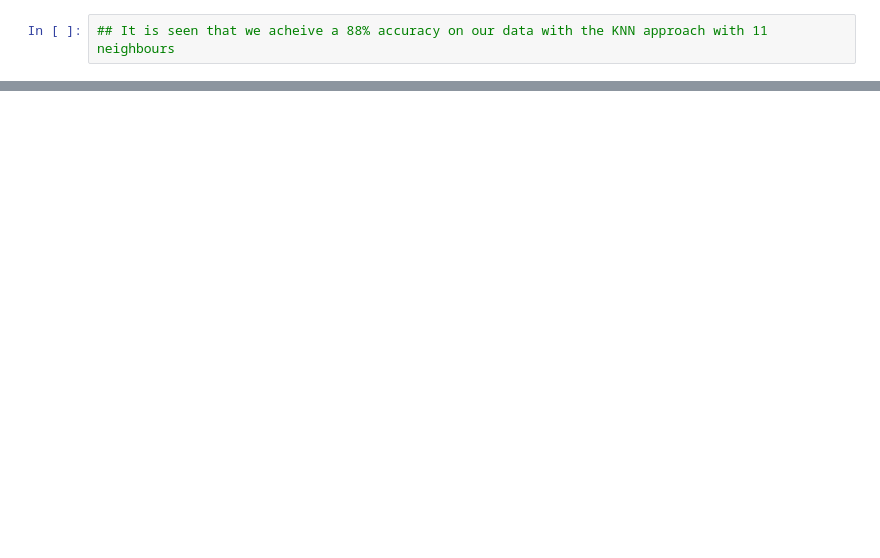
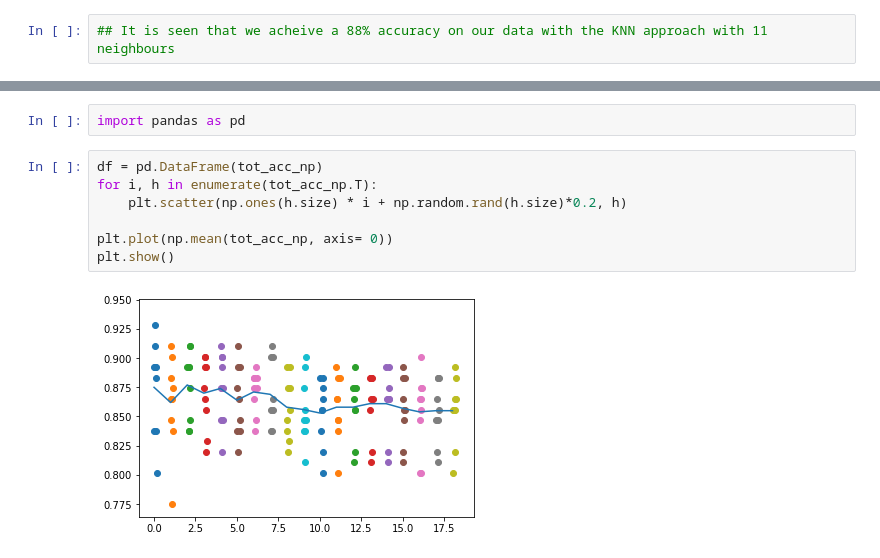
Before and after one commit to jakejhansen/Advanced_Image_Analysis_02503, a Jupyter notebook: OTHER/Ex3_VGG19_Breast_Cancer.ipynb, the cells around one changed output, grey strips where cells are left out. Cells and saved outputs as stored; diff of their text form; blank space fills up the shorter version.

```diff
--- a/OTHER/Ex3_VGG19_Breast_Cancer.ipynb
+++ b/OTHER/Ex3_VGG19_Breast_Cancer.ipynb
@@ -130,0 +171,11 @@ print(accuracy_score(y.ravel()-1, pred))
+# %%
+import pandas as pd
+# %%
+df = pd.DataFrame(tot_acc_np)
+for i, h in enumerate(tot_acc_np.T):
+    plt.scatter(np.ones(h.size) * i + np.random.rand(h.size)*0.2, h)
+
+plt.plot(np.mean(tot_acc_np, axis= 0))
+plt.show()
+# %% [output]
+[figure, added]
```
Also changed, not shown: parts of 8 cells of this notebook, 4 other files.
